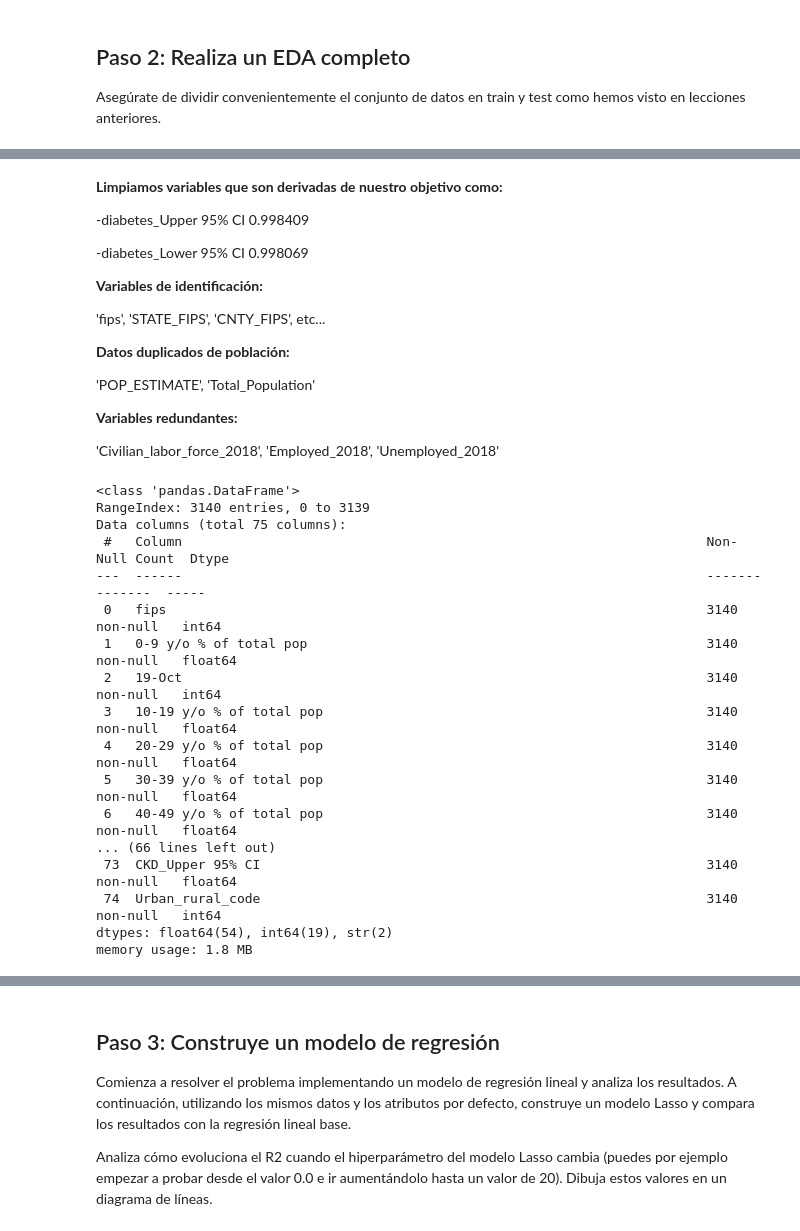
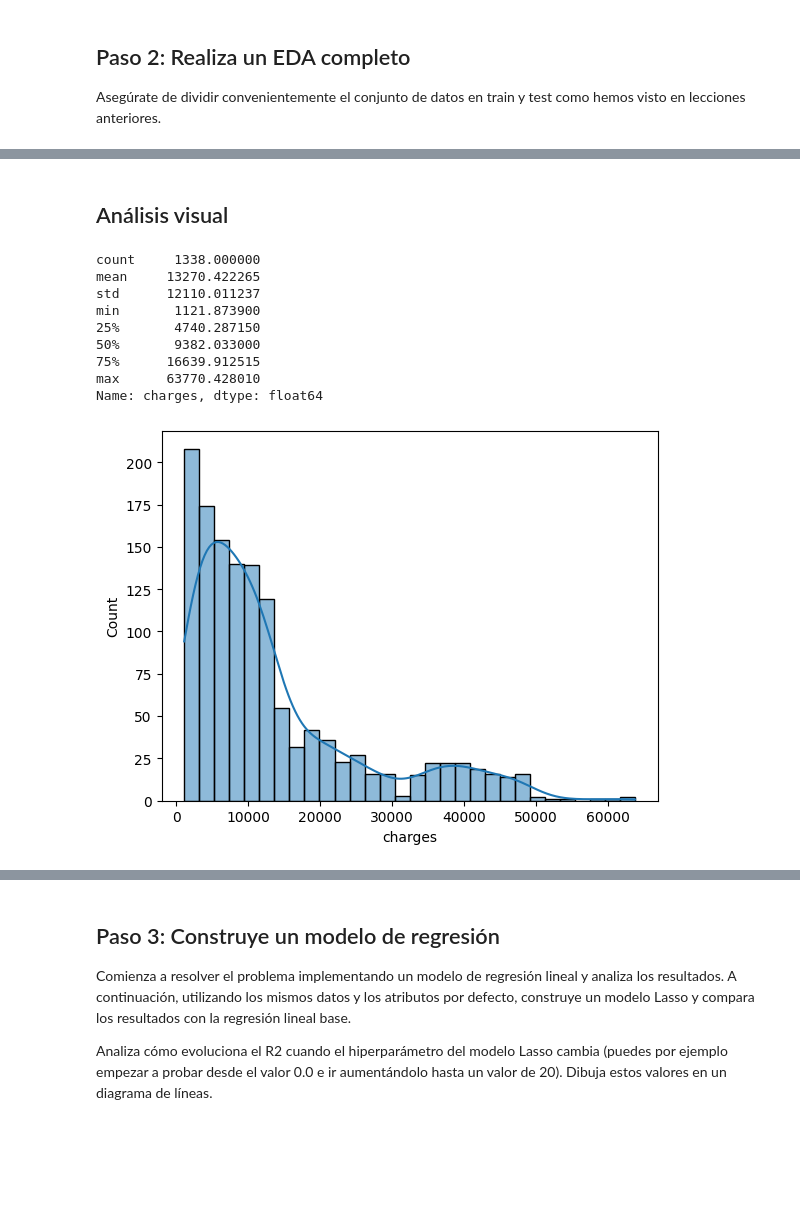
Before and after one commit to 4GeeksAcademy/ekbalam11-machine-learning, a Jupyter notebook: src/02a-linear-regression-medical-insurance-cost.ipynb, the cells around one changed output, grey strips where cells are left out. Cells and saved outputs as stored; diff of their text form; code cells hidden in the pictures; blank space fills up the shorter version.

```diff
--- a/src/02a-linear-regression-medical-insurance-cost.ipynb
+++ b/src/02a-linear-regression-medical-insurance-cost.ipynb
@@ -143,61 +82,16 @@ Name: diabetes_prevalence, dtype: float64
-# %% [markdown]
-**Limpiamos variables que son derivadas de nuestro objetivo como:**
-
--diabetes_Upper 95% CI         0.998409
-
--diabetes_Lower 95% CI         0.998069
-
-**Variables de identificación:**
-
-'fips', 'STATE_FIPS', 'CNTY_FIPS', etc...
-
-**Datos duplicados de población:**
-
-'POP_ESTIMATE', 'Total_Population'
-
-**Variables redundantes:**
-
-'Civilian_labor_force_2018', 'Employed_2018', 'Unemployed_2018'
-# %%
-cols_to_drop = [
-    col for col in df.columns
-    if 'CI' in col or 'diabetes' in col and col != 'diabetes_prevalence'
-]
-
-cols_to_drop += [
-    'fips', 'STATE_FIPS', 'CNTY_FIPS', 'COUNTY_NAME', 'STATE_NAME',
-    'POP_ESTIMATE_2018', 'Total Population',
-    'MEDHHINC_2018',
-    'Civilian_labor_force_2018', 'Employed_2018', 'Unemployed_2018'
-]
-
-# eliminar variables absolutas de edad
-cols_to_drop = [col for col in df.columns if 'y/o %' not in col and any(age in col for age in ['0-9','10-19','20-29','30-39','40-49','50-59','60-69','70-79','80+'])]
-
-# eliminar poblaciones absolutas de raza
-cols_to_drop += [col for col in df.columns if 'pop' in col.lower() and '%' not in col]
-
-# eliminar *_number
-cols_to_drop += [col for col in df.columns if 'number' in col]
-
-model = df.drop(columns=cols_to_drop)
-model.shape
-model.info()
-# %% [output]
-<class 'pandas.DataFrame'>
-RangeIndex: 3140 entries, 0 to 3139
-Data columns (total 75 columns):
- #   Column                                                                   Non-Null Count  Dtype
----  ------                                                                   --------------  -----
- 0   fips                                                                     3140 non-null   int64
- 1   0-9 y/o % of total pop                                                   3140 non-null   float64
- 2   19-Oct                                                                   3140 non-null   int64
- 3   10-19 y/o % of total pop                                                 3140 non-null   float64
- 4   20-29 y/o % of total pop                                                 3140 non-null   float64
- 5   30-39 y/o % of total pop                                                 3140 non-null   float64
- 6   40-49 y/o % of total pop                                                 3140 non-null   float64
-... (66 lines left out)
- 73  CKD_Upper 95% CI                                                         3140 non-null   float64
- 74  Urban_rural_code                                                         3140 non-null   int64
-dtypes: float64(54), int64(19), str(2)
-memory usage: 1.8 MB
+# %% [markdown]
+## Análisis visual ##
+# %%
+sns.histplot(df['charges'], kde=True)
+df['charges'].describe()
+# %% [output]
+count     1338.000000
+mean     13270.422265
+std      12110.011237
+min       1121.873900
+25%       4740.287150
+50%       9382.033000
+75%      16639.912515
+max      63770.428010
+Name: charges, dtype: float64
+[figure, added]
```
Also changed, not shown: parts of 33 cells of this notebook.
